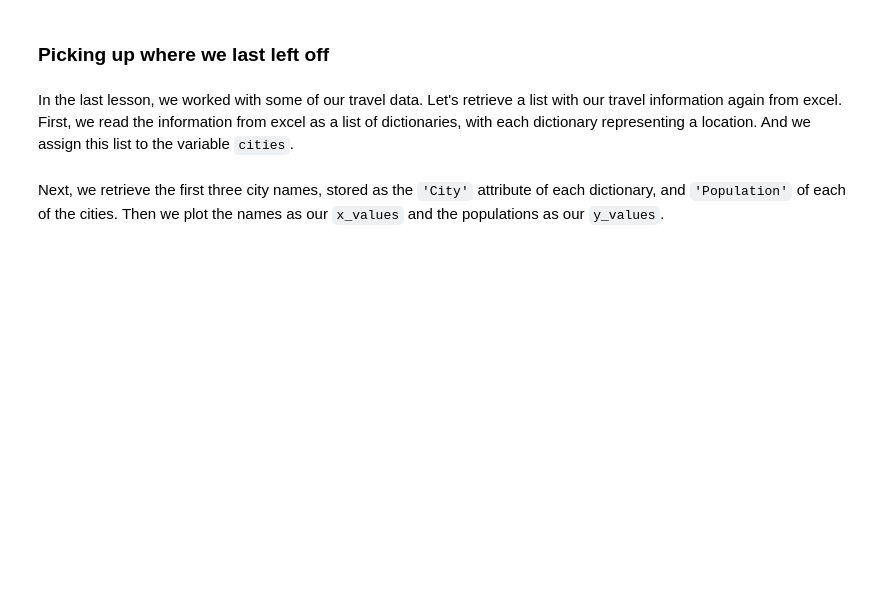
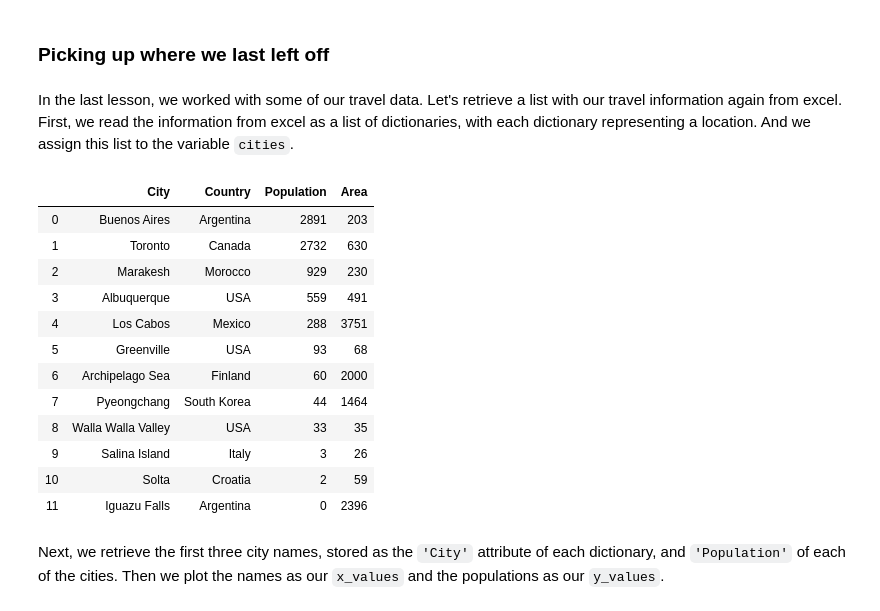
Before and after one commit to cyrusordoobadi/python-for-loops-lab-data-science-intro-000, a Jupyter notebook: index.ipynb, the cells around one changed output. Cells and saved outputs as stored; diff of their text form; code cells hidden in the pictures; blank space fills up the shorter version.

```diff
--- a/index.ipynb
+++ b/index.ipynb
@@ -14,6 +14,22 @@ import pandas
 file_name = './cities.xlsx'
 travel_df = pandas.read_excel(file_name)
 cities = travel_df.to_dict('records')
+# %%
+travel_df
+# %% [output]
+|  | City | Country | Population | Area |
+| 0 | Buenos Aires | Argentina | 2891 | 203 |
+| 1 | Toronto | Canada | 2732 | 630 |
+| 2 | Marakesh | Morocco | 929 | 230 |
+| 3 | Albuquerque | USA | 559 | 491 |
+| 4 | Los Cabos | Mexico | 288 | 3751 |
+| 5 | Greenville | USA | 93 | 68 |
+| 6 | Archipelago Sea | Finland | 60 | 2000 |
+| 7 | Pyeongchang | South Korea | 44 | 1464 |
+| 8 | Walla Walla Valley | USA | 33 | 35 |
+| 9 | Salina Island | Italy | 3 | 26 |
+| 10 | Solta | Croatia | 2 | 59 |
+| 11 | Iguazu Falls | Argentina | 0 | 2396 |
 # %% [markdown]
 Next, we retrieve the first three city names, stored as the `'City'` attribute of each dictionary, and `'Population'` of each of the cities.  Then we plot the names as our `x_values` and the populations as our `y_values`.
 # %%
```
